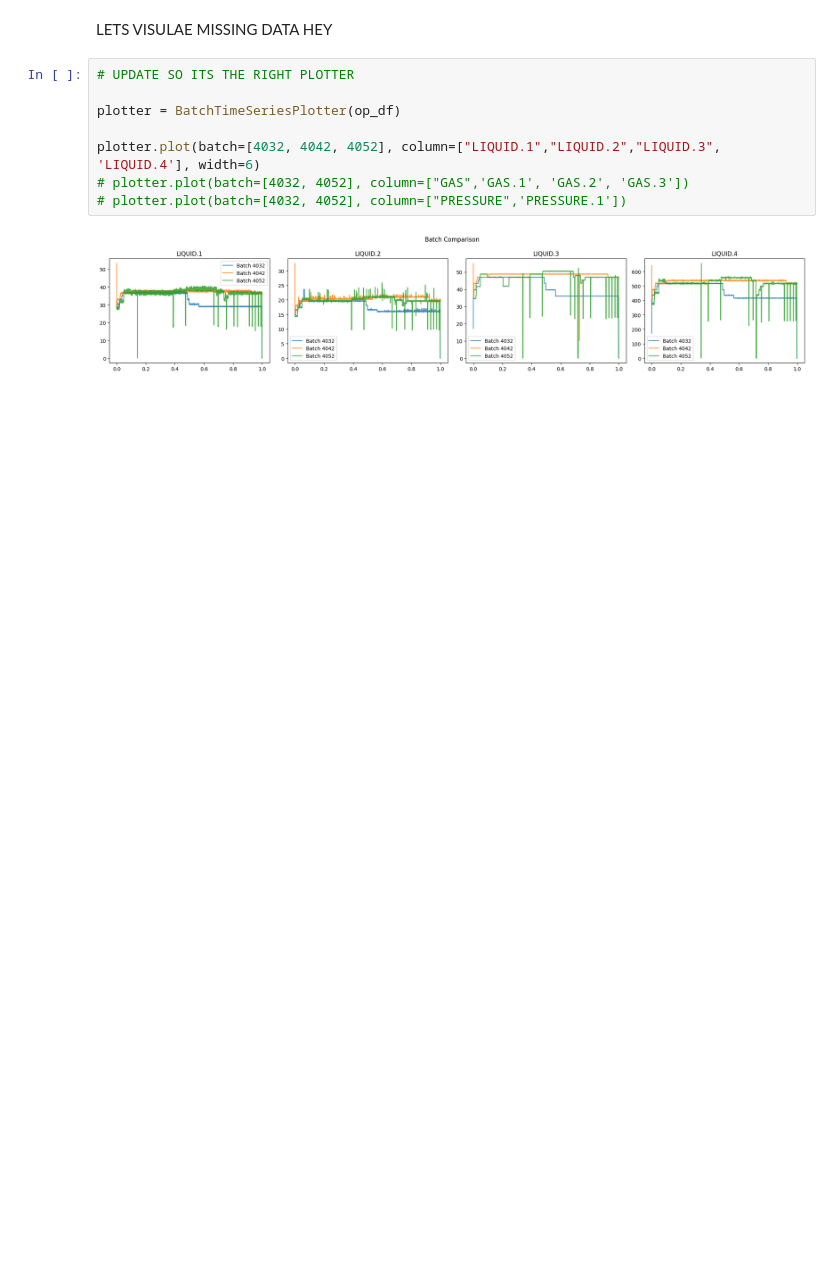
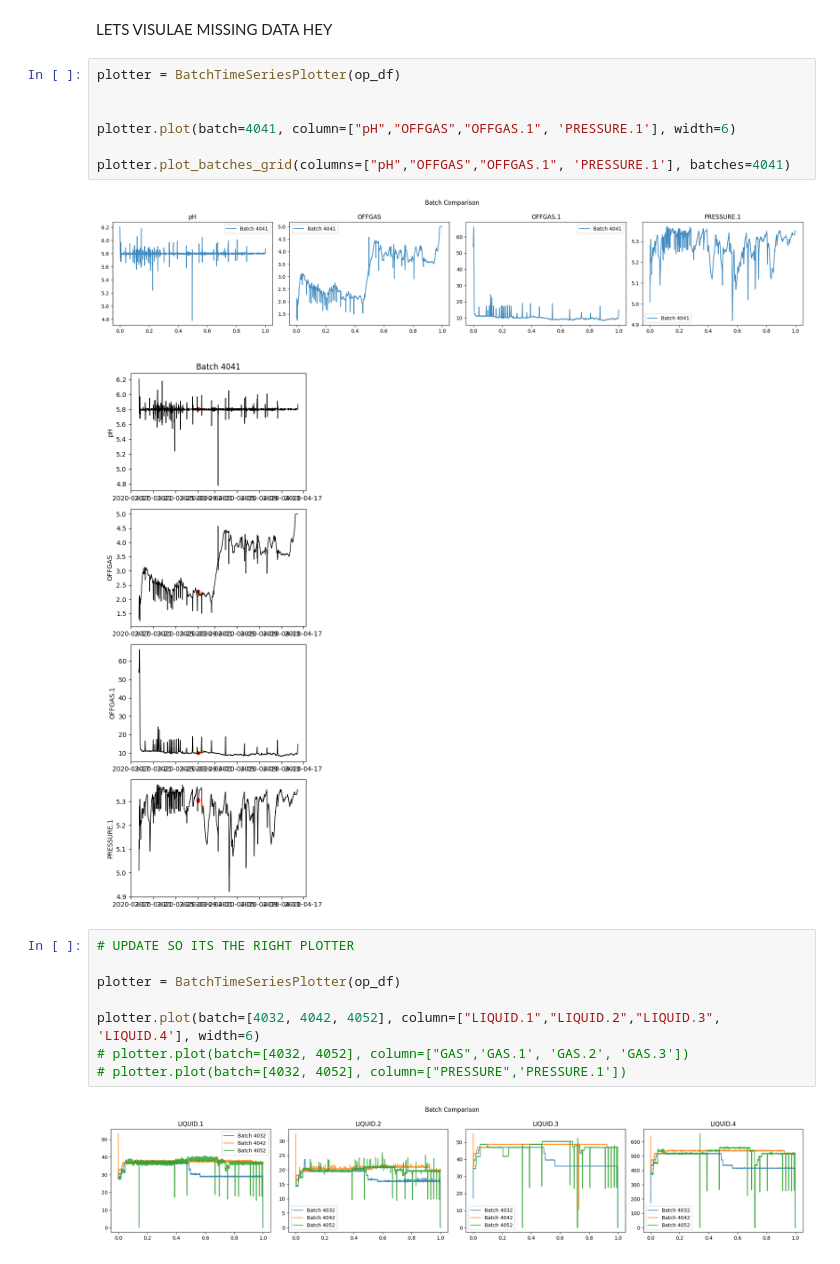
Before and after one commit to RichardFisher1/Applied, a Jupyter notebook: notebooks/Case Study Tasks.ipynb, the cells around one changed output. Cells and saved outputs as stored; diff of their text form; blank space fills up the shorter version.

```diff
--- a/notebooks/Case Study Tasks.ipynb
+++ b/notebooks/Case Study Tasks.ipynb
@@ -78,5 +133,15 @@ prod_df.head()
 # %% [markdown]
 LETS VISULAE MISSING DATA HEY
+# %%
+plotter = BatchTimeSeriesPlotter(op_df)
+
+
+plotter.plot(batch=4041, column=["pH","OFFGAS","OFFGAS.1", 'PRESSURE.1'], width=6)
+
+plotter.plot_batches_grid(columns=["pH","OFFGAS","OFFGAS.1", 'PRESSURE.1'], batches=4041)
+# %% [output]
+[figure, added]
+[figure, added]
 # %%
 # UPDATE SO ITS THE RIGHT PLOTTER
 
```
Also changed, not shown: parts of 7 cells of this notebook, 3 other files.
